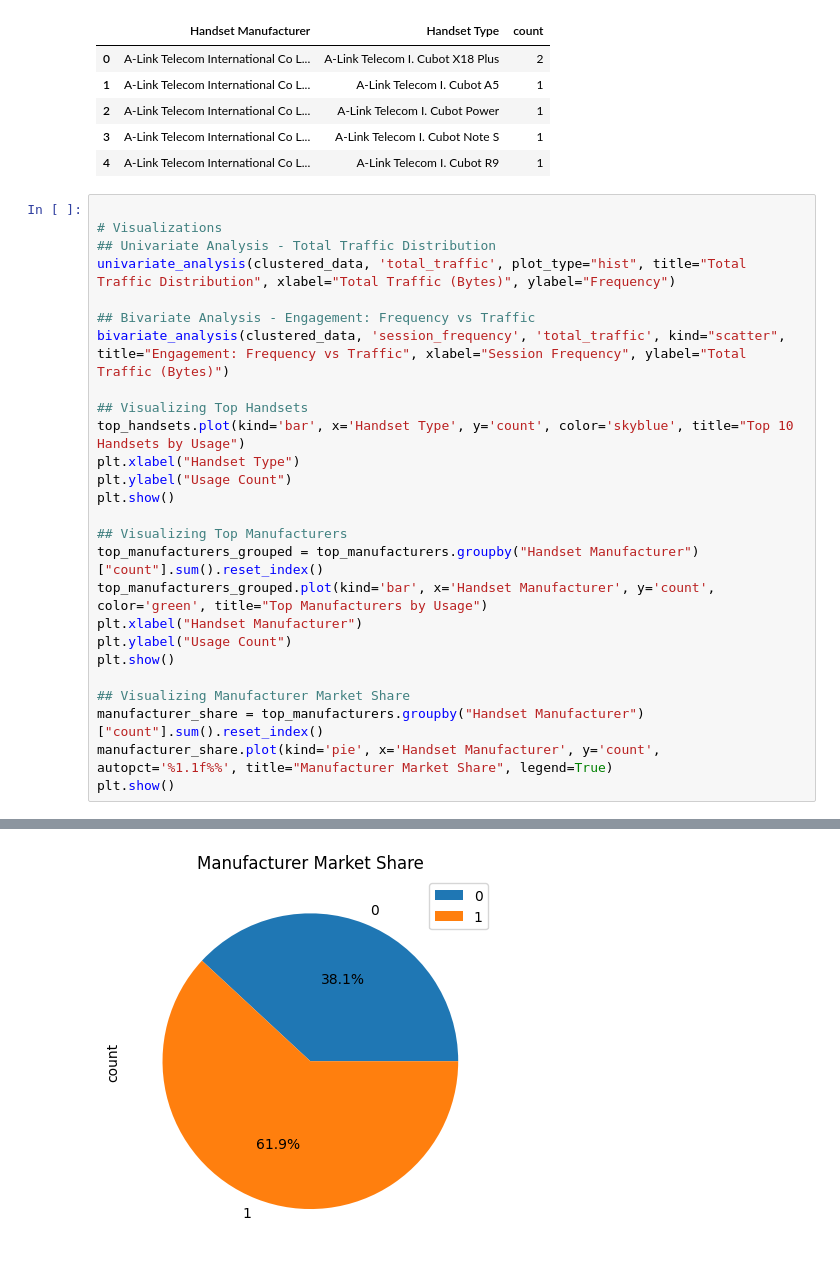
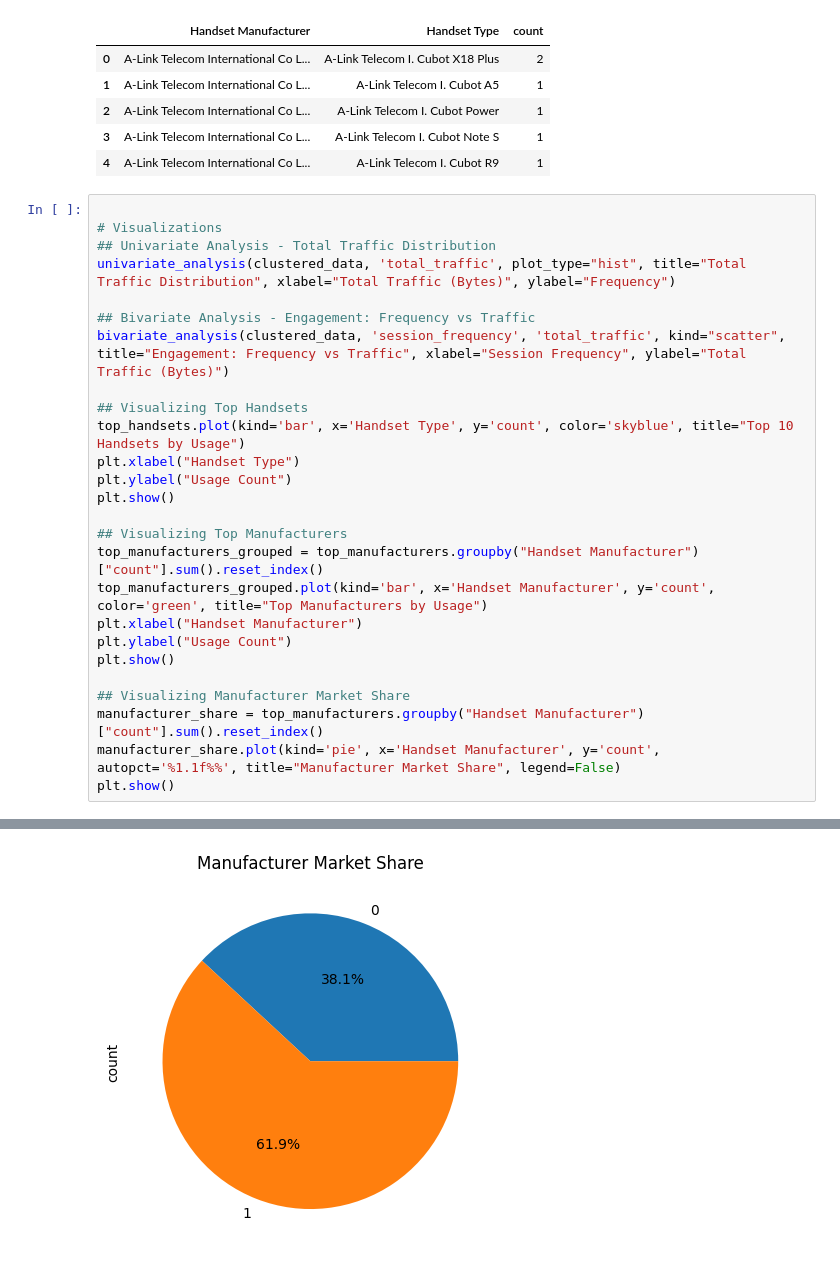
Before and after one commit to gtnt-sileshi/TellCo-Telecom-Financial-Data-Analysis, a Jupyter notebook: notebooks/eda_analysis.ipynb, the cells around one changed output, grey strips where cells are left out. Drawn from its saved outputs; the diff is of its cells as text.

```diff
--- a/notebooks/eda_analysis.ipynb
+++ b/notebooks/eda_analysis.ipynb
@@ -115,32 +111,32 @@ Query executed successfully!
 # %%
 
 # Visualizations
 ## Univariate Analysis - Total Traffic Distribution
 univariate_analysis(clustered_data, 'total_traffic', plot_type="hist", title="Total Traffic Distribution", xlabel="Total Traffic (Bytes)", ylabel="Frequency")
 
 ## Bivariate Analysis - Engagement: Frequency vs Traffic
 bivariate_analysis(clustered_data, 'session_frequency', 'total_traffic', kind="scatter", title="Engagement: Frequency vs Traffic", xlabel="Session Frequency", ylabel="Total Traffic (Bytes)")
 
 ## Visualizing Top Handsets
 top_handsets.plot(kind='bar', x='Handset Type', y='count', color='skyblue', title="Top 10 Handsets by Usage")
 plt.xlabel("Handset Type")
 plt.ylabel("Usage Count")
 plt.show()
 
 ## Visualizing Top Manufacturers
 top_manufacturers_grouped = top_manufacturers.groupby("Handset Manufacturer")["count"].sum().reset_index()
 top_manufacturers_grouped.plot(kind='bar', x='Handset Manufacturer', y='count', color='green', title="Top Manufacturers by Usage")
 plt.xlabel("Handset Manufacturer")
 plt.ylabel("Usage Count")
 plt.show()
 
 ## Visualizing Manufacturer Market Share
 manufacturer_share = top_manufacturers.groupby("Handset Manufacturer")["count"].sum().reset_index()
-manufacturer_share.plot(kind='pie', x='Handset Manufacturer', y='count', autopct='%1.1f%%', title="Manufacturer Market Share", legend=True)
+manufacturer_share.plot(kind='pie', x='Handset Manufacturer', y='count', autopct='%1.1f%%', title="Manufacturer Market Share", legend=False)
 plt.show()
 # %% [output]
 [figure]
 [figure]
 [figure]
 [figure]
-[figure, old version]
+[figure, new version]
```
Also changed, not shown: parts of 1 cell of this notebook, 1 other file.
